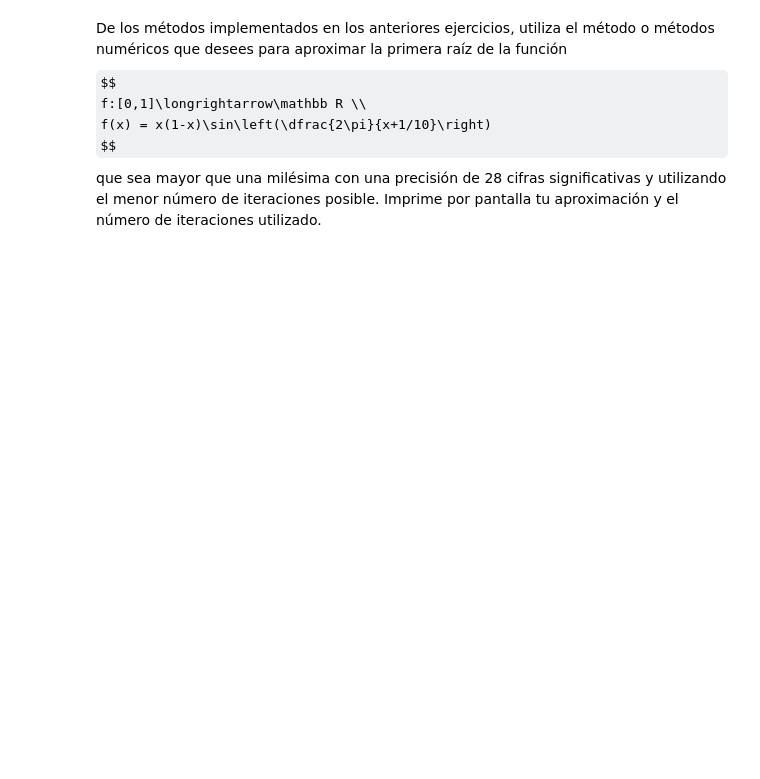
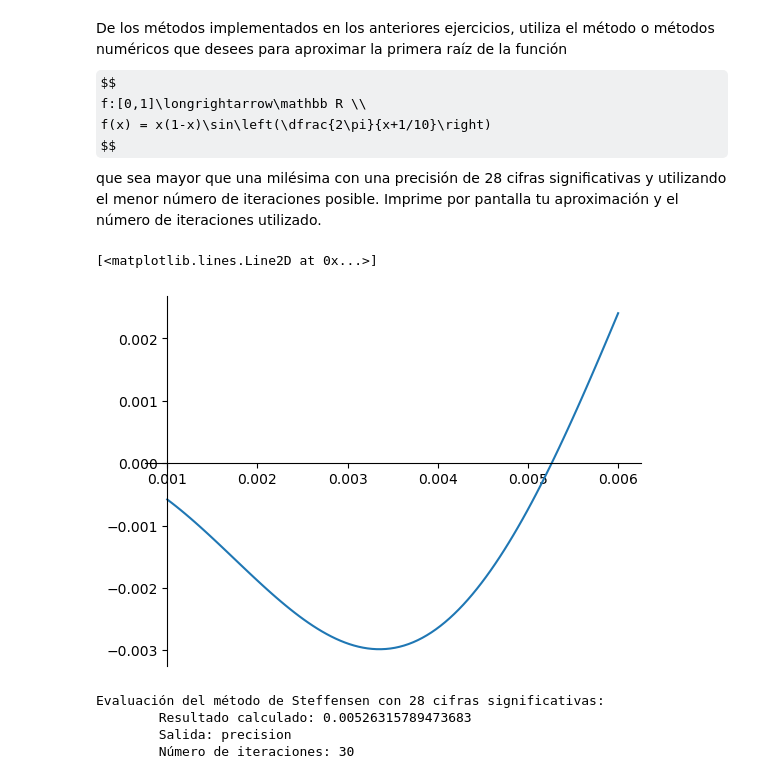
Before and after one commit to jesusmuve18/Apuntes, a Jupyter notebook: documents/Tercero/Segundo Cuatrimestre/Métodos_Numéricos_II/Prácticas/Practica_1/P1.ipynb, the cells around one changed output. Saved outputs shown, nothing was run; the diff lists cells and outputs as text; code cells hidden in the pictures; some formulas as TeX source; blank space fills up the shorter version.

```diff
--- a/documents/Tercero/Segundo Cuatrimestre/Métodos_Numéricos_II/Prácticas/Practica_1/P1.ipynb
+++ b/documents/Tercero/Segundo Cuatrimestre/Métodos_Numéricos_II/Prácticas/Practica_1/P1.ipynb
@@ -561,0 +870,3 @@ Utilice las órdenes apropiadas de Python para aproximar todos los puntos donde
+# %%
+def f(x):
+    return x**7 - x**4 + 2
@@ -561,0 +894,3 @@ Utilice las órdenes apropiadas de Python para aproximar todos los puntos donde
+# %%
+def f(x):
+    return x**7 + np.cos(x) -3
@@ -568,3 +916,70 @@ De los métodos implementados en los anteriores ejercicios, utiliza el método o
  f(x) = x(1-x)\sin\left(\dfrac{2\pi}{x+1/10}\right)
  $$
  que sea mayor que una milésima con una precisión de 28 cifras significativas y utilizando el menor número de iteraciones posible. Imprime por pantalla tu aproximación y el número de iteraciones utilizado.
+# %%
+def f(x):
+    x= float(x)
+    return x*(1-x)*sp.sin(2*sp.pi/(x + (1/10)))
+
+def fnum(x):
+    return x*(1-x)*np.sin(2*np.pi/(x + (1/10)))
+
+def df(x):
+    x = float(x)
+    return (1-x)*sp.sin(2*sp.pi/(x + (1/10))) - x * sp.sin(2*sp.pi/(x + (1/10))) + x*(1-x)*sp.cos(2*sp.pi/(x + (1/10)))*(-2*sp.pi/(x+(1/10)**2))
+# %%
+# Extremos del intervalo
+a = 0.001
+b = 0.006
+
+n_puntos = 100
+x_values = np.linspace(a,b,n_puntos)
+y_values = np.array(list(map(f,x_values)))
+
+fig, ax = plt.subplots()
+
+# Si queremos evitar que se dibujen los ejes derecho y superior de la figura
+ax.spines['right'].set_color('none')    # borde derecho
+ax.spines['top'].set_color('none')      # borde superior
+
+# Fijar la posición de las marcas en la parte inferior
+ax.xaxis.set_ticks_position('bottom')
+# Situar el eje Ox en la recta horizontal y=1
+ax.spines['bottom'].set_position(('data',0))
+
+# Fijar la posición de las marcas a la izquierda del eje Oy
+ax.yaxis.set_ticks_position('left')
+# Situar el eje Oy en la recta vertical x=0
+ax.spines['left'].set_position(('data',0.001))
+
+# Mostramos el gráfico despues de las modificaciones
+ax.plot(x_values, y_values)
+# %% [output]
+[<matplotlib.lines.Line2D at 0x...>]
+[figure, added]
+# %%
+getcontext().prec = 28
+prec = 10**(-28)
+tol = 10**(-28) # Para obligarlo a salir por precisión
+
+x_0 = Decimal(0.00525)
+
+resultado = Newton_Raphson(f, df, x_0, nmax, tol, prec)
+
+
+print(Title("Evaluación del método de Steffensen con 28 cifras significativas:"))
+print(f"\tResultado calculado: {resultado["resultado"].evalf()}")
+print(f"\tSalida: {resultado["exit"]}")
+print(f"\tNúmero de iteraciones: {resultado["niter"]}")
+
+# Devolvemos los ajustes a por defecto
+prec = ajustes_por_defecto['prec']
+nmax = ajustes_por_defecto['nmax']
+tol = ajustes_por_defecto['tol']
+cifras = ajustes_por_defecto['cifras']
+getcontext().prec = cifras
+# %% [output]
+Evaluación del método de Steffensen con 28 cifras significativas:
+        Resultado calculado: 0.00526315789473683
+        Salida: precision
+        Número de iteraciones: 30
```
Also changed, not shown: parts of 36 cells of this notebook, 1 other file.
